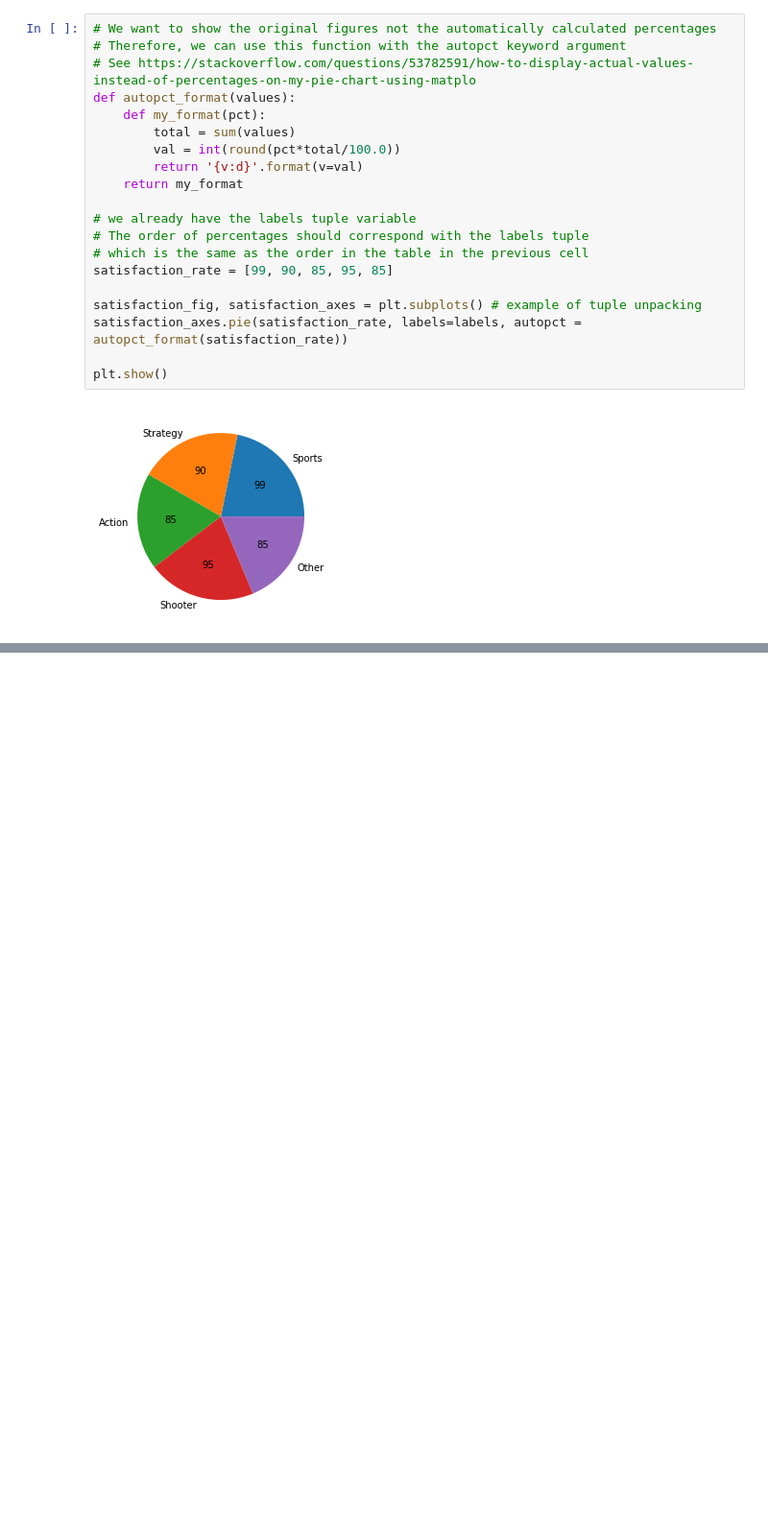
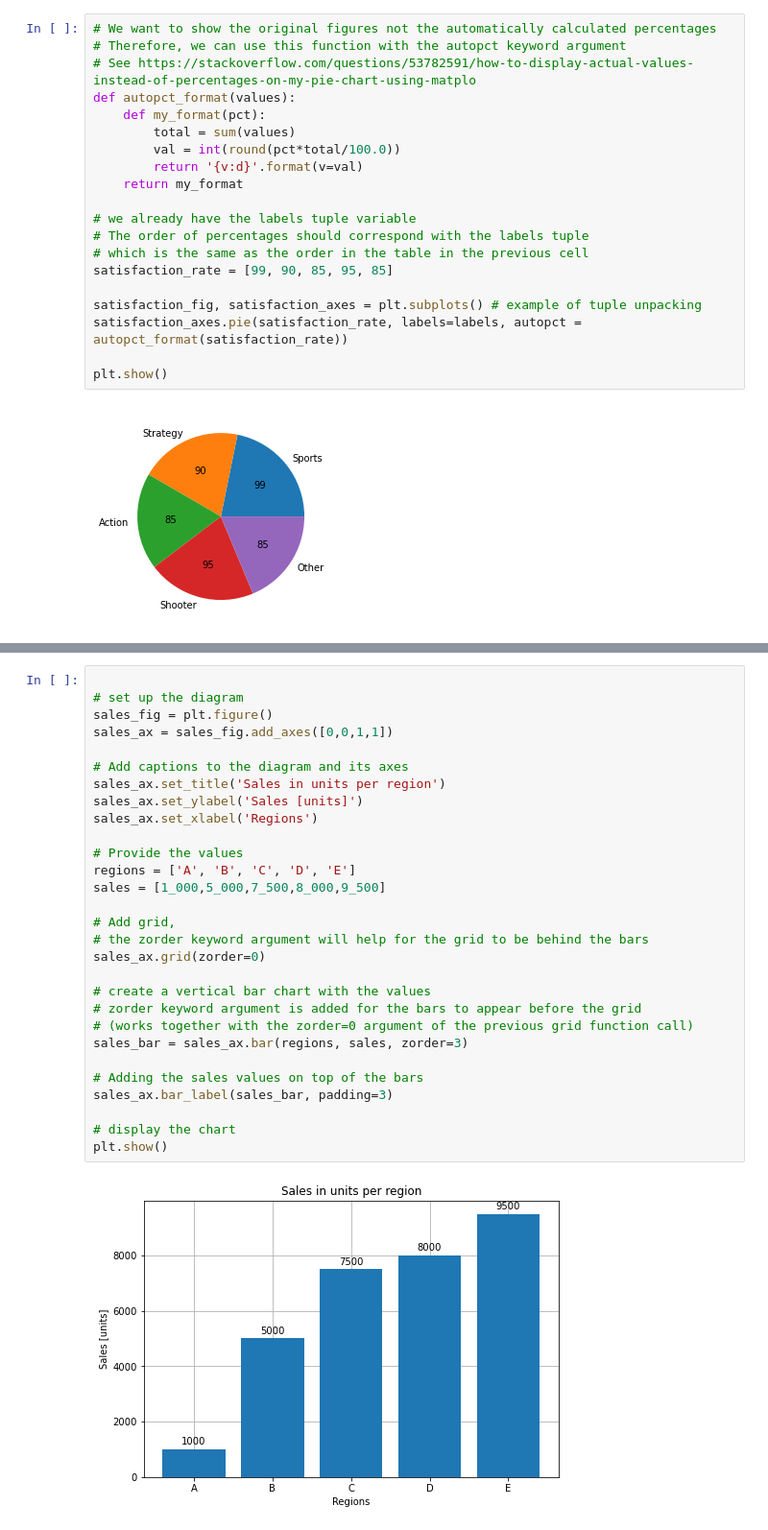
Before and after one commit to wjc-van-es/practical-statistics-for-data-scientists, a Jupyter notebook: python/headfirst_statistics_notebooks/HF_Stat_CH01.ipynb, the cells around one changed output, grey strips where cells are left out. Shown at 96% size. Cells and saved outputs as stored; diff of their text form; blank space fills up the shorter version.

Commit message:
HF stat chapter 1 completing pie charts & bar charts.

```diff
--- a/python/headfirst_statistics_notebooks/HF_Stat_CH01.ipynb
+++ b/python/headfirst_statistics_notebooks/HF_Stat_CH01.ipynb
@@ -122,0 +138,31 @@ plt.show()
+# %%
+
+# set up the diagram
+sales_fig = plt.figure()
+sales_ax = sales_fig.add_axes([0,0,1,1])
+
+# Add captions to the diagram and its axes
+sales_ax.set_title('Sales in units per region')
+sales_ax.set_ylabel('Sales [units]')
+sales_ax.set_xlabel('Regions')
+
+# Provide the values
+regions = ['A', 'B', 'C', 'D', 'E']
+sales = [1_000,5_000,7_500,8_000,9_500]
+
+# Add grid,
+# the zorder keyword argument will help for the grid to be behind the bars
+sales_ax.grid(zorder=0)
+
+# create a vertical bar chart with the values
+# zorder keyword argument is added for the bars to appear before the grid
+# (works together with the zorder=0 argument of the previous grid function call)
+sales_bar = sales_ax.bar(regions, sales, zorder=3)
+
+# Adding the sales values on top of the bars
+sales_ax.bar_label(sales_bar, padding=3)
+
+# display the chart
+plt.show()
+# %% [output]
+[figure, added]
```
Also changed, not shown: parts of 12 cells of this notebook, 1 other file.
